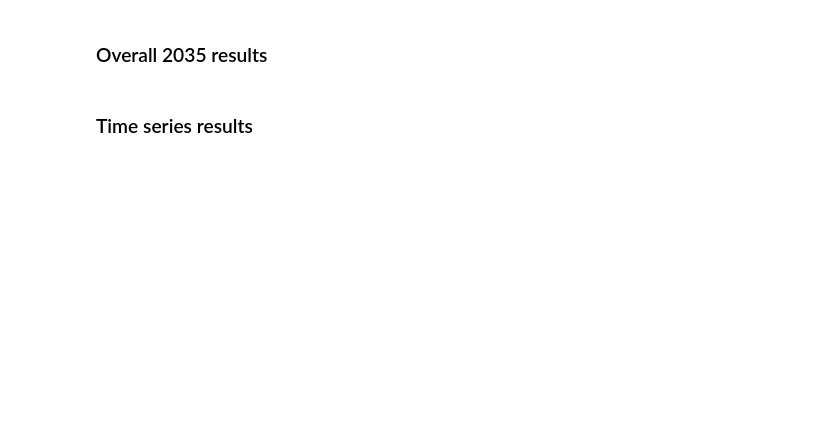
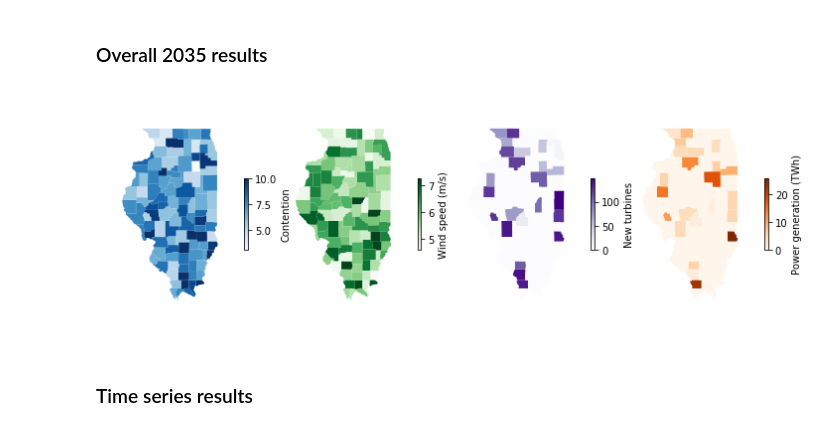
Before and after one commit to jwalzberg/WindAcceptanceModel, a Jupyter notebook: WindAcceptance.ipynb, the cells around one changed output. Drawn from its saved outputs; the diff is of its cells as text; code cells hidden in the pictures; blank space fills up the shorter version.

Commit message:
Trained model

```diff
--- a/WindAcceptance.ipynb
+++ b/WindAcceptance.ipynb
@@ -601,7 +613,7 @@ seed = 0
 # Upload Q-table from training
 q_table = pd.read_csv('q_table.csv', index_col=0)
 replicates = 1
-epsilon = 1  # When using the model, decisions should always be based on exploitation (no exploration allowed)
+epsilon = 0  # epsilon=0 for optimized decisions (i.e., they should only be based on exploitation (no exploration allowed))
 start_epsilon_decaying = 1
 end_epsilon_decaying_factor = 2
 end_epsilon_decaying = episodes / end_epsilon_decaying_factor
@@ -672,21 +694,23 @@ analysis_df.head()
 # %%
 input_df = analysis_df[analysis_df['Clock'] == analysis_df['Clock'].max()]
 num_plot = 0
 variables = ['contention', 'wind_speed', 'Number of turbines installed', 'Cumulative power generation (TWh)']
 titles = ['Contention', 'Wind speed (m/s)', 'New turbines', 'Power generation (TWh)']
-fig = plt.figure(figsize=(10, 10))
+fig = plt.figure(figsize=(12, 12))
 for variable in variables:
     num_plot += 1
-    ax = plt.subplot(2, 2, num_plot)
+    ax = plt.subplot(1, 4, num_plot)
     color_scales = ['Blues', 'Greens', 'Purples', 'Oranges']
     ax.axis('off')
-    ax.margins(0)
+    ax.margins(0.2)
     input_df.plot(ax=ax, column=variable, cmap=color_scales[num_plot - 1])
     vmin, vmax = input_df[variable].min(), input_df[variable].max()
     sm = plt.cm.ScalarMappable(cmap=color_scales[num_plot - 1], norm=plt.Normalize(vmin=vmin, vmax=vmax))
     sm._A = []
     cbar = fig.colorbar(sm, fraction=0.025, label=titles[num_plot - 1])
 plt.savefig('Overall_2035_MapResults.png', bbox_inches='tight', tight_layout=True, pad_inches=0)
+# %% [output]
+[figure, added]
 # %% [markdown]
 ### Time series results
 # %%
```
Also changed, not shown: parts of 7 cells of this notebook, 6 other files.
